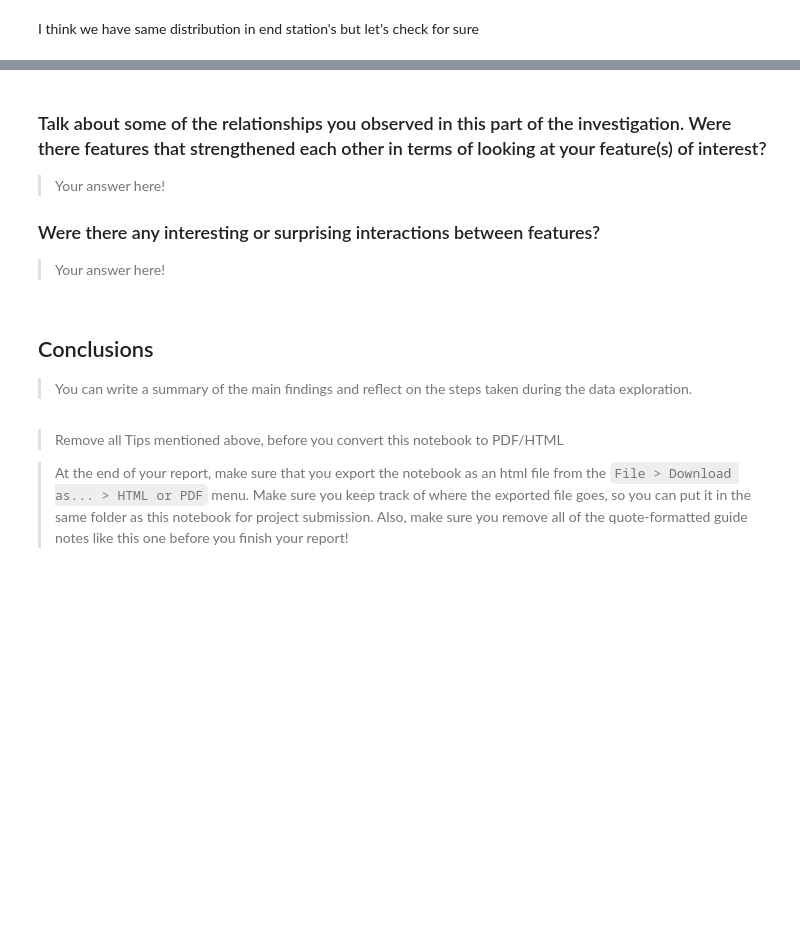
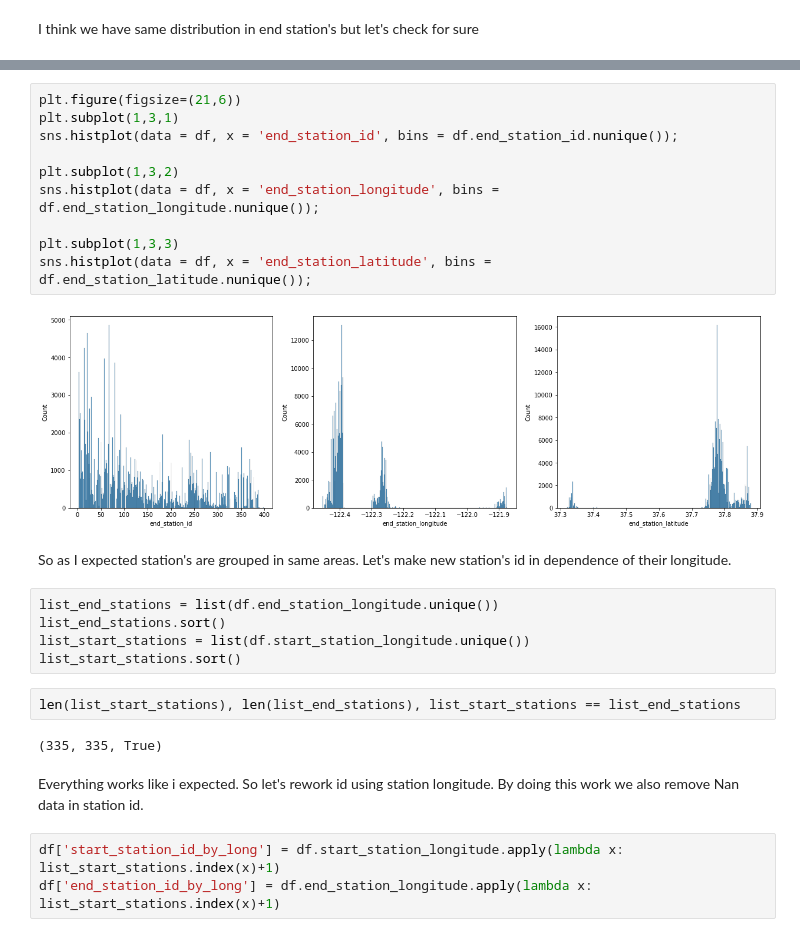
Before and after one commit to Zwuka/Udacity_data_visualization, a Jupyter notebook: Part_I_exploration_template.ipynb, the cells around one changed output, grey strips where cells are left out. Cells and saved outputs as stored; diff of their text form; blank space fills up the shorter version.

Commit message:
Final version for submission

```diff
--- a/Part_I_exploration_template.ipynb
+++ b/Part_I_exploration_template.ipynb
@@ -411,21 +365,28 @@ your work in the previous sections.
-# %% [markdown]
-### Talk about some of the relationships you observed in this part of the investigation. Were there features that strengthened each other in terms of looking at your feature(s) of interest?
-
-> Your answer here!
-
-### Were there any interesting or surprising interactions between features?
-
-> Your answer here!
-# %% [markdown]
-## Conclusions
->You can write a summary of the main findings and reflect on the steps taken during the data exploration.
-# %% [markdown]
-
-> Remove all Tips mentioned above, before you convert this notebook to PDF/HTML
-
-
-> At the end of your report, make sure that you export the notebook as an
-html file from the `File > Download as... > HTML or PDF` menu. Make sure you keep
-track of where the exported file goes, so you can put it in the same folder
-as this notebook for project submission. Also, make sure you remove all of
-the quote-formatted guide notes like this one before you finish your report!
+# %%
+plt.figure(figsize=(21,6))
+plt.subplot(1,3,1)
+sns.histplot(data = df, x = 'end_station_id', bins = df.end_station_id.nunique());
+
+plt.subplot(1,3,2)
+sns.histplot(data = df, x = 'end_station_longitude', bins = df.end_station_longitude.nunique());
+
+plt.subplot(1,3,3)
+sns.histplot(data = df, x = 'end_station_latitude', bins = df.end_station_latitude.nunique());
+# %% [output]
+[figure, added]
+# %% [markdown]
+So as I expected station's are grouped in same areas. Let's make new station's id in dependence of their longitude.
+# %%
+list_end_stations = list(df.end_station_longitude.unique())
+list_end_stations.sort()
+list_start_stations = list(df.start_station_longitude.unique())
+list_start_stations.sort()
+# %%
+len(list_start_stations), len(list_end_stations), list_start_stations == list_end_stations
+# %% [output]
+(335, 335, True)
+# %% [markdown]
+Everything works like i expected. So let's rework id using station longitude. By doing this work we also remove Nan data in station id.
+# %%
+df['start_station_id_by_long'] = df.start_station_longitude.apply(lambda x: list_start_stations.index(x)+1)
+df['end_station_id_by_long'] = df.end_station_longitude.apply(lambda x: list_start_stations.index(x)+1)
```
Also changed, not shown: parts of 83 cells of this notebook, 3 other files.
